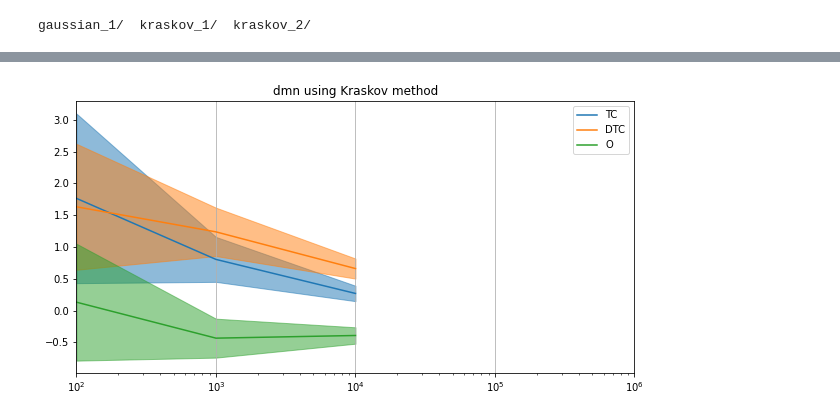
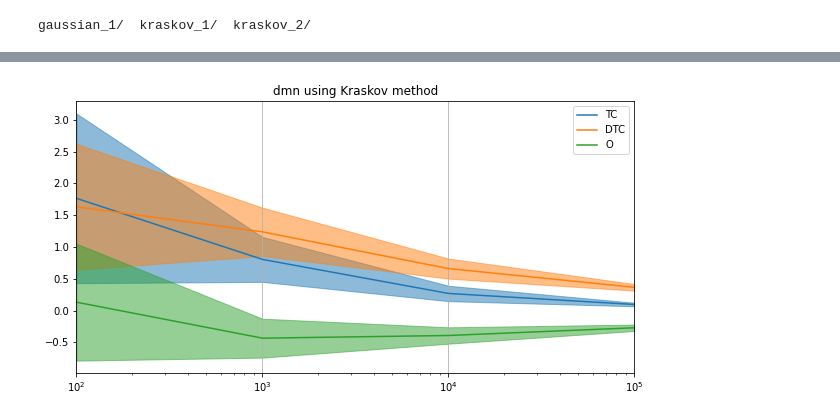
Before and after one commit to cjotade/whole-brain, a Jupyter notebook: src/display_results.ipynb, the cells around one changed output, grey strips where cells are left out. Cells and saved outputs as stored; diff of their text form; code cells hidden in the pictures.

```diff
--- a/src/display_results.ipynb
+++ b/src/display_results.ipynb
@@ -41,30 +44,33 @@ gaussian_results
 # %%
-with open("../data/muestras/index.json", "r") as f:
-    index = json.load(f)
+try:
+    with open("../data/muestras/index.json", "r") as f:
+        index = json.load(f)
+except:
+    pass
 # %%
 is_dmn = True
 metrics_plot = ["TC", "DTC", "O"]
-#index = [100, 1000, 10000, 100000, 1000000]
-index = [100, 1000, 10000]
+#index_data = [100, 1000, 10000, 100000, 1000000]
+index_data = [100, 1000, 10000, 100000]
 for gaussian_i in sorted(os.listdir(results_folder)):
     try:
         fig, ax = plt.subplots(figsize=(10,5))
-        mean = pd.DataFrame(gaussian_results[gaussian_i]["mean"], columns=["TC", "DTC", "O"], index=index)
-        std = pd.DataFrame(gaussian_results[gaussian_i]["std"], columns=["TC", "DTC", "O"], index=index)
+        mean = pd.DataFrame(gaussian_results[gaussian_i]["mean"], columns=["TC", "DTC", "O"], index=index_data)
+        std = pd.DataFrame(gaussian_results[gaussian_i]["std"], columns=["TC", "DTC", "O"], index=index_data)
         mean[metrics_plot].plot(ax=ax)
         for i, metric_plot in enumerate(metrics_plot):
             ax.fill_between(mean.index, mean[metric_plot]-3*std[metric_plot], mean[metric_plot]+3*std[metric_plot], color=f"C{i}", alpha=0.5)
             if not is_dmn:
                 ax.axhline(y=index[gaussian_i][metric_plot], color=f'C{i}', linestyle='--')
         ax.set_title(f"{gaussian_i} using Kraskov method")
         ax.set_xscale('log')
-        ax.set_xlim(10**2, 10**6)
+        ax.set_xlim(index_data[0], index_data[-1])
         ax.grid(axis="x")
         #fig.savefig(f"../results/plots/{metrics_plot}_{gaussian_i}.png")
     except:
         pass
 # %% [output]
-[figure, old version]
+[figure, new version]
 # %%
 metric_plot = "O"
 i = 0
```
Also changed, not shown: parts of 4 cells of this notebook, 1 other file.
